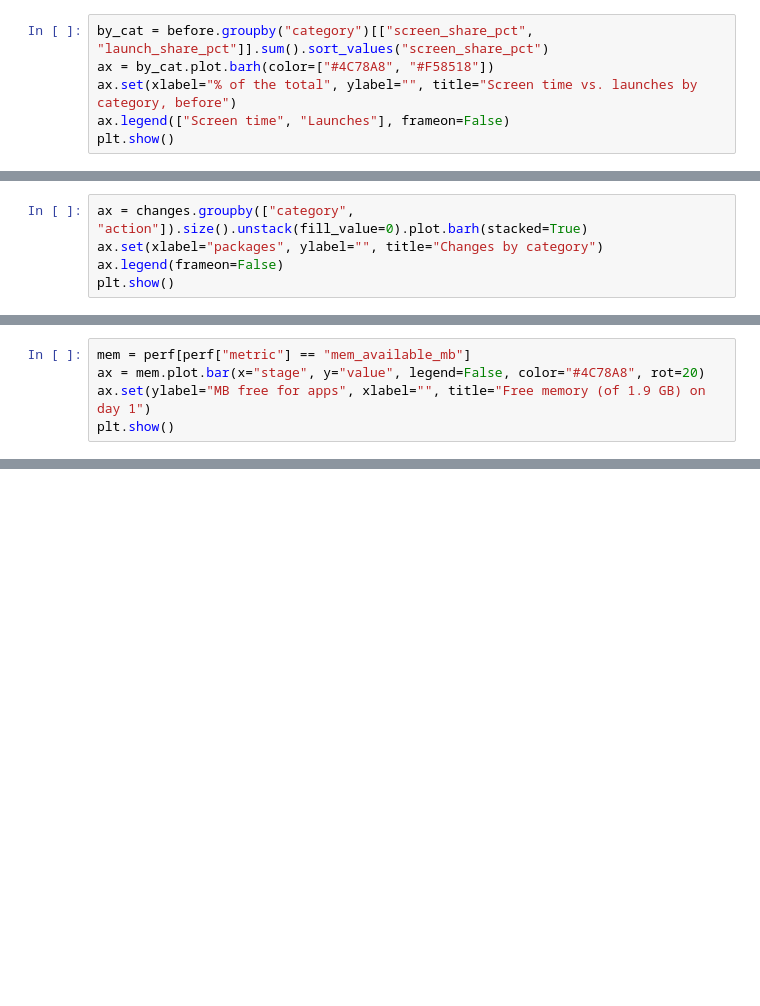
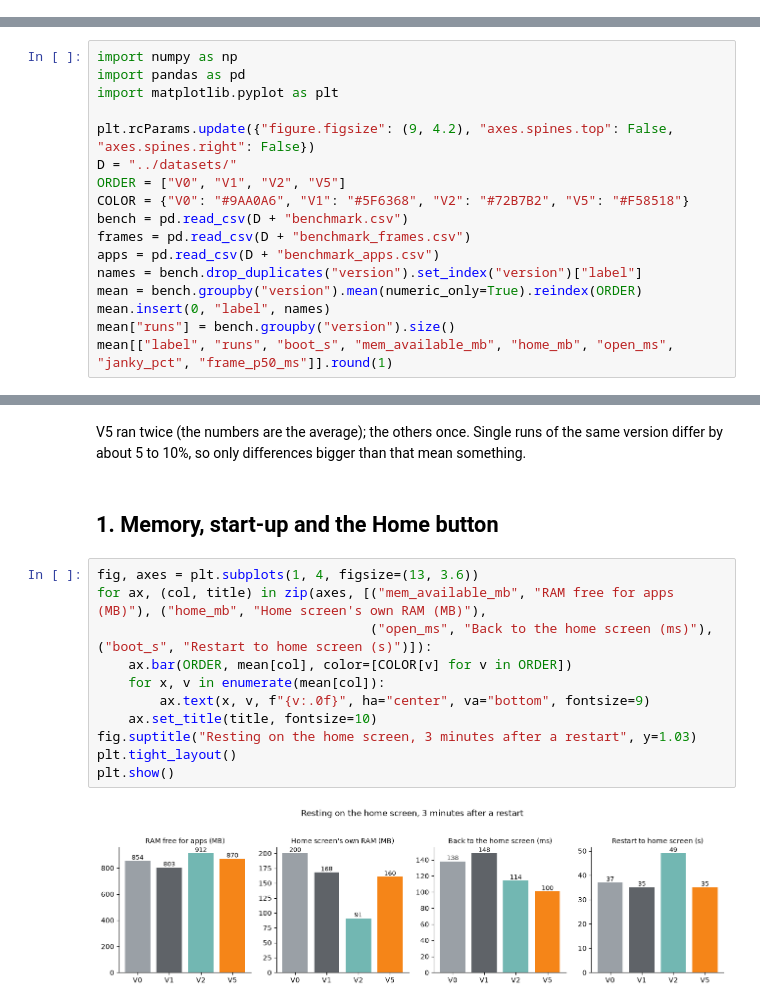
Before and after one commit to CaueFabrizioBS/TV_personalize_upgrade, a Jupyter notebook: notebooks/EDA.ipynb, the cells around one changed output, grey strips where cells are left out. Cells and saved outputs as stored; diff of their text form; blank space fills up the shorter version.

Commit message:
Benchmark of every version, the TV's own log, new notebook and dashboard
Co-Authored-By: Claude Opus 5.5 <noreply@anthropic.com>

```diff
--- a/notebooks/EDA.ipynb
+++ b/notebooks/EDA.ipynb
@@ -43,6 +0,0 @@ before[["name", "category", "screen_share_pct", "launch_share_pct"]].head(10)
-# %%
-by_cat = before.groupby("category")[["screen_share_pct", "launch_share_pct"]].sum().sort_values("screen_share_pct")
-ax = by_cat.plot.barh(color=["#4C78A8", "#F58518"])
-ax.set(xlabel="% of the total", ylabel="", title="Screen time vs. launches by category, before")
-ax.legend(["Screen time", "Launches"], frameon=False)
-plt.show()
@@ -74,5 +0,0 @@ summary
-# %%
-ax = changes.groupby(["category", "action"]).size().unstack(fill_value=0).plot.barh(stacked=True)
-ax.set(xlabel="packages", ylabel="", title="Changes by category")
-ax.legend(frameon=False)
-plt.show()
@@ -86,5 +0,0 @@ be undone with one command. The one app uninstalled was installed by the user.
-# %%
-mem = perf[perf["metric"] == "mem_available_mb"]
-ax = mem.plot.bar(x="stage", y="value", legend=False, color="#4C78A8", rot=20)
-ax.set(ylabel="MB free for apps", xlabel="", title="Free memory (of 1.9 GB) on day 1")
-plt.show()
@@ -160,0 +18,17 @@ change nobody wrote down) shows up here.
+# %%
+import numpy as np
+import pandas as pd
+import matplotlib.pyplot as plt
+
+plt.rcParams.update({"figure.figsize": (9, 4.2), "axes.spines.top": False, "axes.spines.right": False})
+D = "../datasets/"
+ORDER = ["V0", "V1", "V2", "V5"]
+COLOR = {"V0": "#9AA0A6", "V1": "#5F6368", "V2": "#72B7B2", "V5": "#F58518"}
+bench = pd.read_csv(D + "benchmark.csv")
+frames = pd.read_csv(D + "benchmark_frames.csv")
+apps = pd.read_csv(D + "benchmark_apps.csv")
+names = bench.drop_duplicates("version").set_index("version")["label"]
+mean = bench.groupby("version").mean(numeric_only=True).reindex(ORDER)
+mean.insert(0, "label", names)
+mean["runs"] = bench.groupby("version").size()
+mean[["label", "runs", "boot_s", "mem_available_mb", "home_mb", "open_ms", "janky_pct", "frame_p50_ms"]].round(1)
@@ -160,0 +42,18 @@ change nobody wrote down) shows up here.
+# %% [markdown]
+V5 ran twice (the numbers are the average); the others once. Single runs of the same version differ by
+about 5 to 10%, so only differences bigger than that mean something.
+# %% [markdown]
+## 1. Memory, start-up and the Home button
+# %%
+fig, axes = plt.subplots(1, 4, figsize=(13, 3.6))
+for ax, (col, title) in zip(axes, [("mem_available_mb", "RAM free for apps (MB)"), ("home_mb", "Home screen's own RAM (MB)"),
+                                   ("open_ms", "Back to the home screen (ms)"), ("boot_s", "Restart to home screen (s)")]):
+    ax.bar(ORDER, mean[col], color=[COLOR[v] for v in ORDER])
+    for x, v in enumerate(mean[col]):
+        ax.text(x, v, f"{v:.0f}", ha="center", va="bottom", fontsize=9)
+    ax.set_title(title, fontsize=10)
+fig.suptitle("Resting on the home screen, 3 minutes after a restart", y=1.03)
+plt.tight_layout()
+plt.show()
+# %% [output]
+[figure, added]
```
Also changed, not shown: parts of 34 cells of this notebook, 17 other files.
